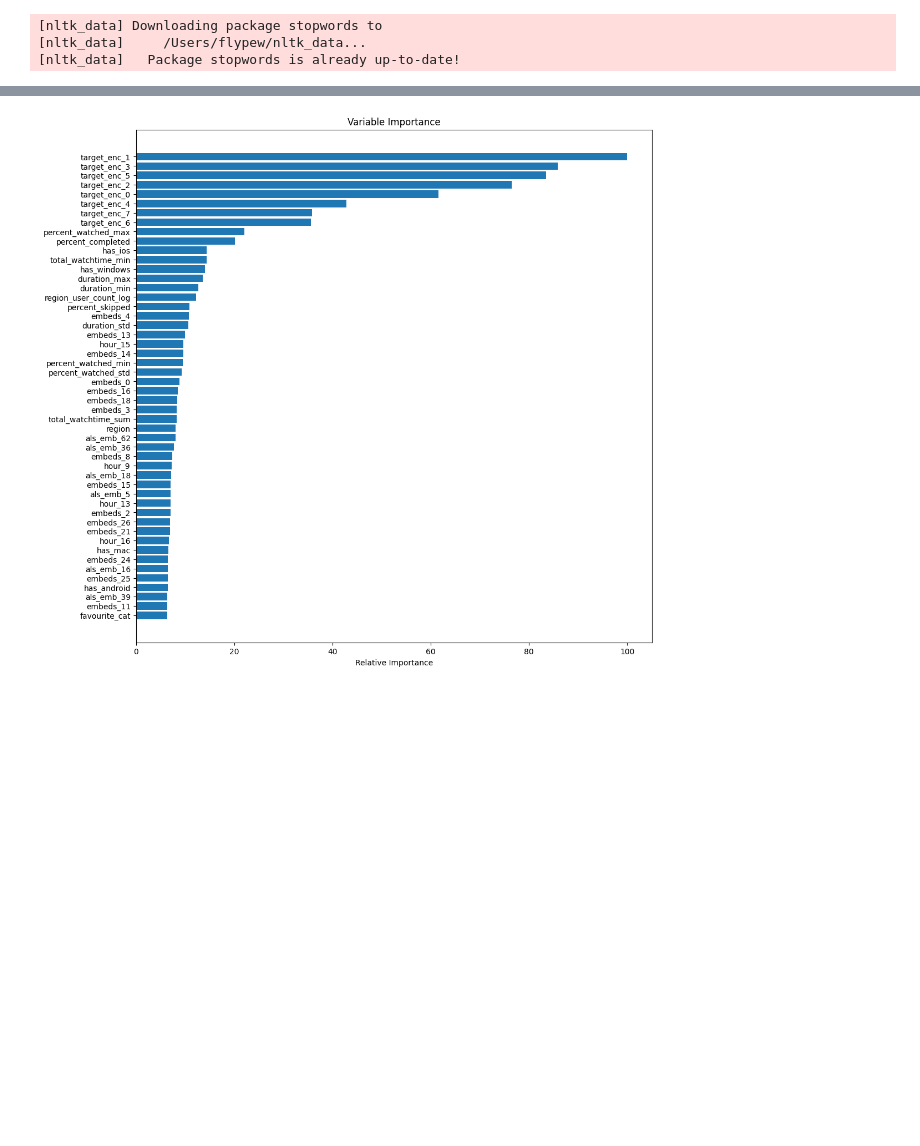
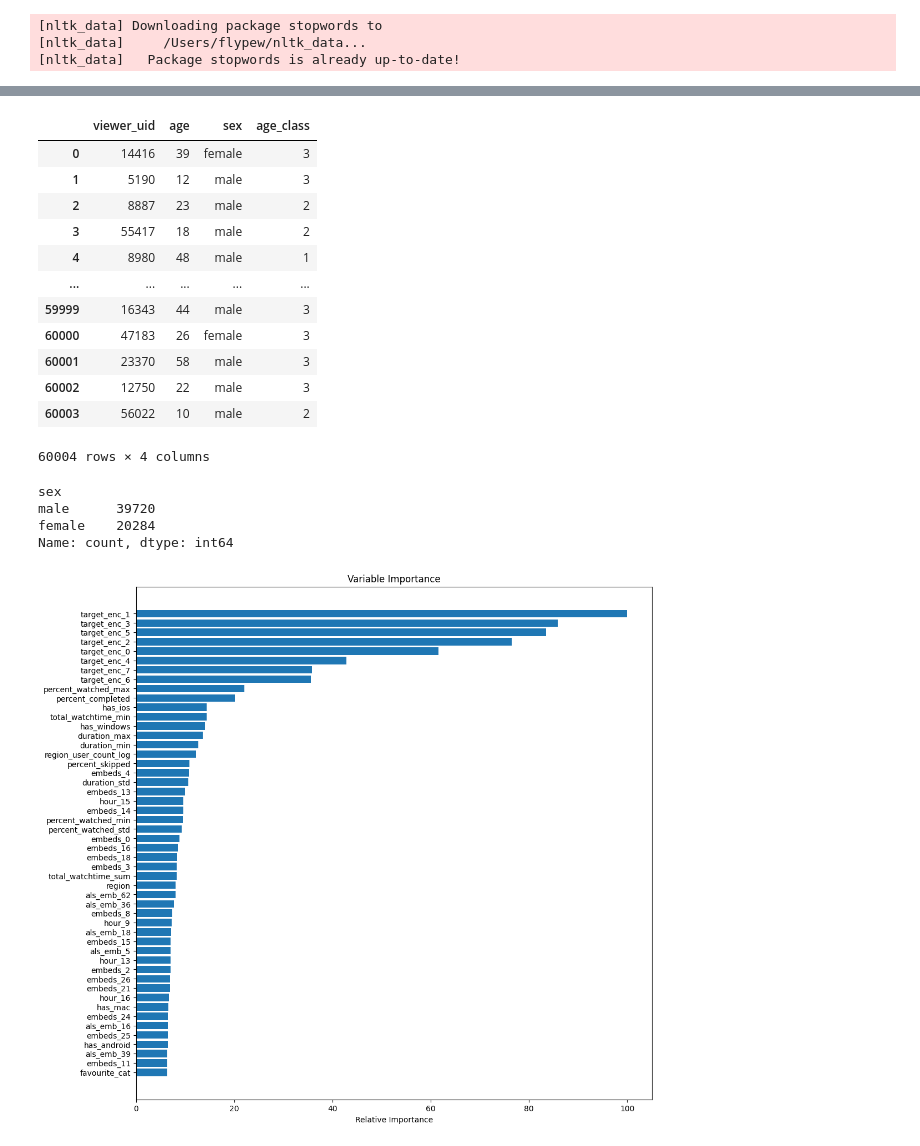
Before and after one commit to Paspasuy/SocDemPrediction, a Jupyter notebook: flypew_catboost.ipynb, the cells around one changed output, grey strips where cells are left out. Cells and saved outputs as stored; diff of their text form; code cells hidden in the pictures; blank space fills up the shorter version.

```diff
--- a/flypew_catboost.ipynb
+++ b/flypew_catboost.ipynb
@@ -54,25 +102,25 @@ class CatboostEstimator:
             X_val = X.loc[val_index]
             y_val = y.loc[val_index]
 
-            train_idx = ids.loc[train_index]
-            train_idx.name = 'viewer_uid'
+            # train_idx = ids.loc[train_index]
+            # train_idx.name = 'viewer_uid'
 
-            y_train_idx = y_train.copy()
-            y_train_idx.index = train_idx
-            X_train['viewer_uid'] = train_idx
-            val_idx = ids.loc[val_index]
-            val_idx.name = 'viewer_uid'
-            X_val['viewer_uid'] = val_idx
-            if y.name == 'age_class':
-                target_enc_ext = utils.TargetEncodingExtractor()
-            else:
-                target_enc_ext = utils.TargetEncodingExtractorSex()
-            events_filtered_train = pd.merge(events, train_idx, on='viewer_uid', how='inner')
-            target_enc_ext.fit(events_filtered_train, pd.merge(X_train, y_train_idx, on='viewer_uid', how='inner'))
-            events_filtered_test = pd.merge(events, val_idx, on='viewer_uid', how='inner')
+            # y_train_idx = y_train.copy()
+            # y_train_idx.index = train_idx
+            # X_train['viewer_uid'] = train_idx
+            # val_idx = ids.loc[val_index]
+            # val_idx.name = 'viewer_uid'
+            # X_val['viewer_uid'] = val_idx
+            # if y.name == 'age_class':
+            #     target_enc_ext = utils.TargetEncodingExtractor()
+            # else:
+            #     target_enc_ext = utils.TargetEncodingExtractorSex()
+            # events_filtered_train = pd.merge(events, train_idx, on='viewer_uid', how='inner')
+            # target_enc_ext.fit(events_filtered_train, pd.merge(X_train, y_train_idx, on='viewer_uid', how='inner'))
+            # events_filtered_test = pd.merge(events, val_idx, on='viewer_uid', how='inner')
 
-            X_train = target_enc_ext.transform(events_filtered_train, X_train).drop(columns=['viewer_uid'])
-            X_val = target_enc_ext.transform(events_filtered_test, X_val).drop(columns=['viewer_uid'])
+            # X_train = target_enc_ext.transform(events_filtered_train, X_train).drop(columns=['viewer_uid'])
+            # X_val = target_enc_ext.transform(events_filtered_test, X_val).drop(columns=['viewer_uid'])
 
             model = CatBoostClassifier(cat_features=cat_features, verbose=500, iterations=1000)
             model.fit(X_train, y_train, verbose=500, eval_set=(X_val, y_val))
@@ -188,0 +237,29 @@ overall score = 0.4707
+# %%
+age_prediction = catboost_age.predict(test_features.drop(columns=features_to_drop + [target_sex] + [target_age]), cnt_classes=4)
+sex_prediction = catboost_sex.predict(test_features.drop(columns=features_to_drop + [target_sex] + [target_age]), cnt_classes=2)
+
+sample_submission.loc[test_features.viewer_uid, 'age_class'] = age_prediction
+sample_submission.loc[test_features.viewer_uid, 'sex'] = sex_prediction
+sample_submission['sex'] = sample_submission['sex'].map({0: 'male', 1: 'female'})
+sample_submission
+# %% [output]
+|  | viewer_uid | age | sex | age_class |
+| 0 | 14416 | 39 | female | 3 |
+| 1 | 5190 | 12 | male | 3 |
+| 2 | 8887 | 23 | male | 2 |
+| 3 | 55417 | 18 | male | 2 |
+| 4 | 8980 | 48 | male | 1 |
+| ... | ... | ... | ... | ... |
+| 59999 | 16343 | 44 | male | 3 |
+| 60000 | 47183 | 26 | female | 3 |
+| 60001 | 23370 | 58 | male | 3 |
+| 60002 | 12750 | 22 | male | 3 |
+| 60003 | 56022 | 10 | male | 2 |
+60004 rows × 4 columns
+# %%
+sample_submission.sex.value_counts()
+# %% [output]
+sex
+male      39720
+female    20284
+Name: count, dtype: int64
```
Also changed, not shown: parts of 6 cells of this notebook, 2 other files.
